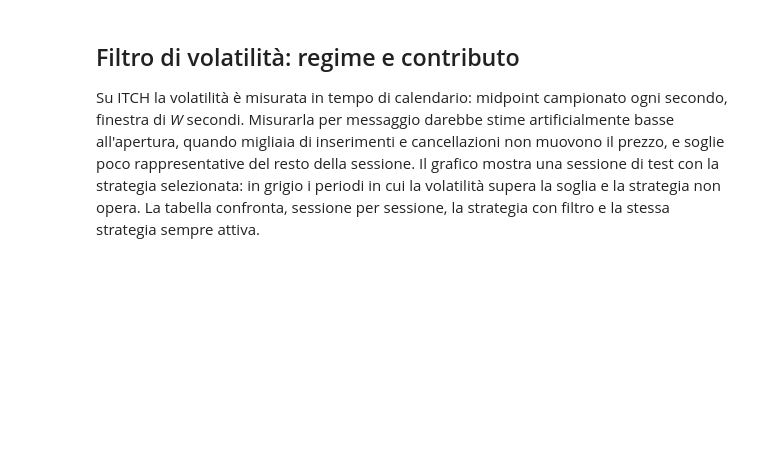
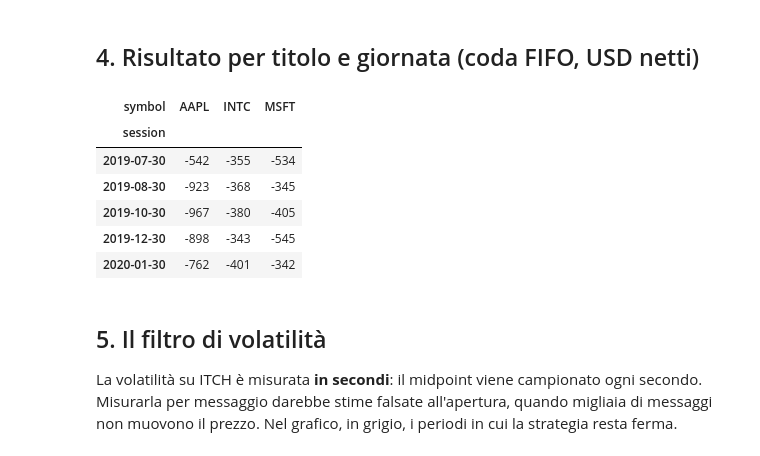
Before and after one commit to giuliobmb/lob-market-making-backtest, a Jupyter notebook: notebooks/04_l3_backtest.ipynb, the cells around one changed output. Cells and saved outputs as stored; diff of their text form; code cells hidden in the pictures; blank space fills up the shorter version.

```diff
--- a/notebooks/04_l3_backtest.ipynb
+++ b/notebooks/04_l3_backtest.ipynb
@@ -126,4 +134,16 @@ display(per_symbol.round(2))
+# %% [markdown]
+## 4. Risultato per titolo e giornata (coda FIFO, USD netti)
+# %%
+display(queue.pivot_table(index="session", columns="symbol", values="net_nasdaq_base").round(0).astype(int))
+# %% [output]
+| symbol | AAPL | INTC | MSFT |
+| session |  |  |  |
+| 2019-07-30 | -542 | -355 | -534 |
+| 2019-08-30 | -923 | -368 | -345 |
+| 2019-10-30 | -967 | -380 | -405 |
+| 2019-12-30 | -898 | -343 | -545 |
+| 2020-01-30 | -762 | -401 | -342 |
 # %% [markdown]
-## Filtro di volatilità: regime e contributo
+## 5. Il filtro di volatilità
 
-Su ITCH la volatilità è misurata in tempo di calendario: midpoint campionato ogni secondo, finestra di *W* secondi. Misurarla per messaggio darebbe stime artificialmente basse all'apertura, quando migliaia di inserimenti e cancellazioni non muovono il prezzo, e soglie poco rappresentative del resto della sessione. Il grafico mostra una sessione di test con la strategia selezionata: in grigio i periodi in cui la volatilità supera la soglia e la strategia non opera. La tabella confronta, sessione per sessione, la strategia con filtro e la stessa strategia sempre attiva.
+La volatilità su ITCH è misurata **in secondi**: il midpoint viene campionato ogni secondo. Misurarla per messaggio darebbe stime falsate all'apertura, quando migliaia di messaggi non muovono il prezzo. Nel grafico, in grigio, i periodi in cui la strategia resta ferma.
```
Also changed, not shown: parts of 19 cells of this notebook, 22 other files.
